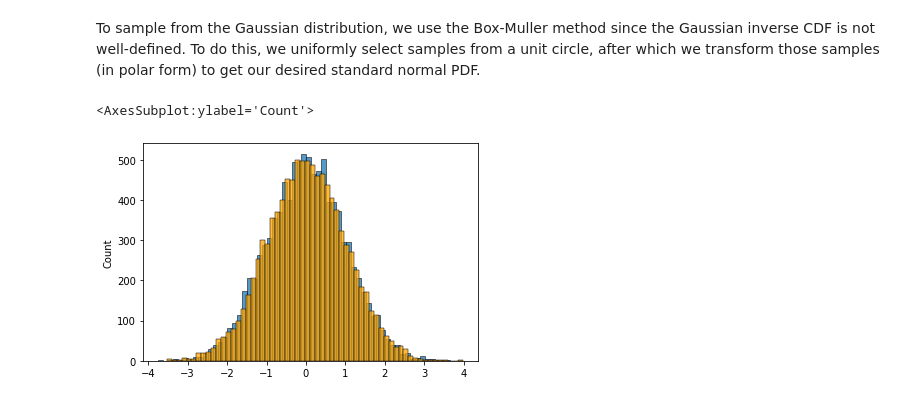
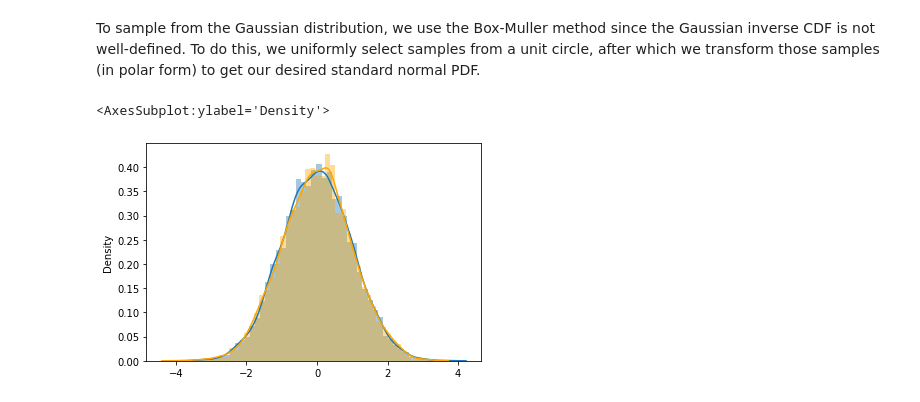
Before and after one commit to kanyesthaker/prml-notebooks, a Jupyter notebook: Sampling.ipynb, the cells around one changed output. Drawn from its saved outputs; the diff is of its cells as text; code cells hidden in the pictures.

```diff
--- a/Sampling.ipynb
+++ b/Sampling.ipynb
@@ -46,13 +48,13 @@ To sample from the Gaussian distribution, we use the Box-Muller method since the
 # %%
 u1 = np.random.uniform(0, 1, 10000)
 u2 = np.random.uniform(0, 1, 10000)
 r2 = -2 * np.log(u1)
 theta = 2 * np.pi * u2
 z1 = np.sqrt(r2) * np.cos(theta)
 z2 = np.sqrt(r2) * np.sin(theta)
 
-sns.histplot(z1)
-sns.histplot(z2, color="orange")
+sns.distplot(z1)
+sns.distplot(z2, color="orange")
 # %% [output]
-<AxesSubplot:ylabel='Count'>
+<AxesSubplot:ylabel='Density'>
-[figure, old version]
+[figure, new version]
```
Also changed, not shown: parts of 7 cells of this notebook.
